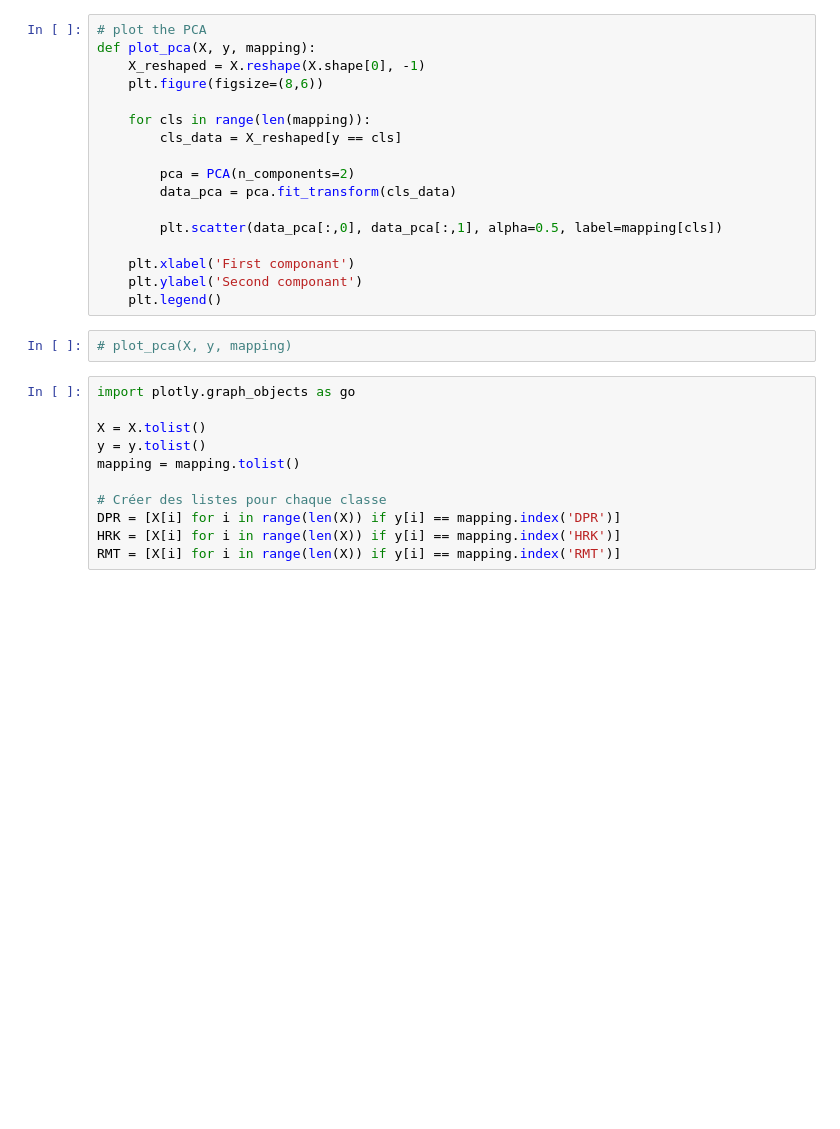
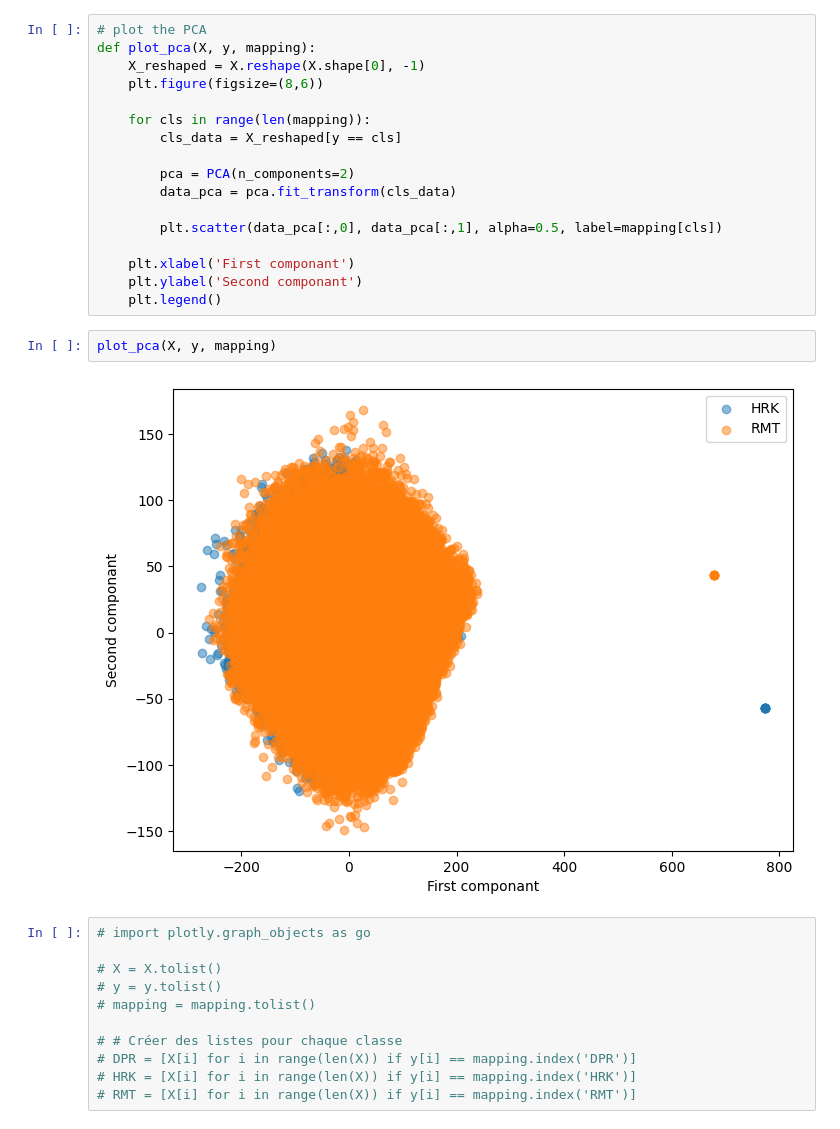
Before and after one commit to hugo-gclvs/kmutt_intership_project_v2, a Jupyter notebook: data_visualization.ipynb, the cells around one changed output. Cells and saved outputs as stored; diff of their text form; blank space fills up the shorter version.

```diff
--- a/data_visualization.ipynb
+++ b/data_visualization.ipynb
@@ -46,16 +48,18 @@ def plot_pca(X, y, mapping):
     plt.ylabel('Second componant')
     plt.legend()
 # %%
-# plot_pca(X, y, mapping)
+plot_pca(X, y, mapping)
+# %% [output]
+[figure, added]
 # %%
-import plotly.graph_objects as go
+# import plotly.graph_objects as go
 
-X = X.tolist()
-y = y.tolist()
-mapping = mapping.tolist()
+# X = X.tolist()
+# y = y.tolist()
+# mapping = mapping.tolist()
 
-# Créer des listes pour chaque classe
-DPR = [X[i] for i in range(len(X)) if y[i] == mapping.index('DPR')]
-HRK = [X[i] for i in range(len(X)) if y[i] == mapping.index('HRK')]
-RMT = [X[i] for i in range(len(X)) if y[i] == mapping.index('RMT')]
+# # Créer des listes pour chaque classe
+# DPR = [X[i] for i in range(len(X)) if y[i] == mapping.index('DPR')]
+# HRK = [X[i] for i in range(len(X)) if y[i] == mapping.index('HRK')]
+# RMT = [X[i] for i in range(len(X)) if y[i] == mapping.index('RMT')]
 # %%
```
Also changed, not shown: parts of 4 cells of this notebook, 5 other files.
